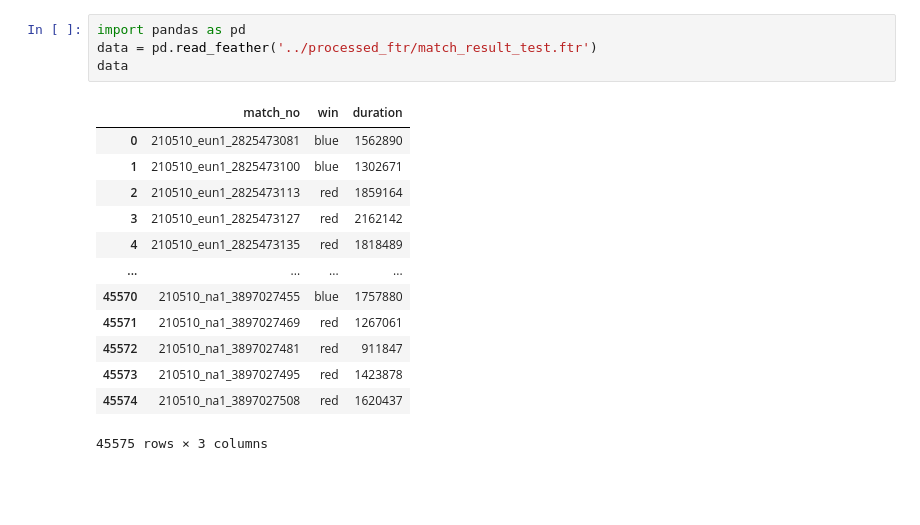
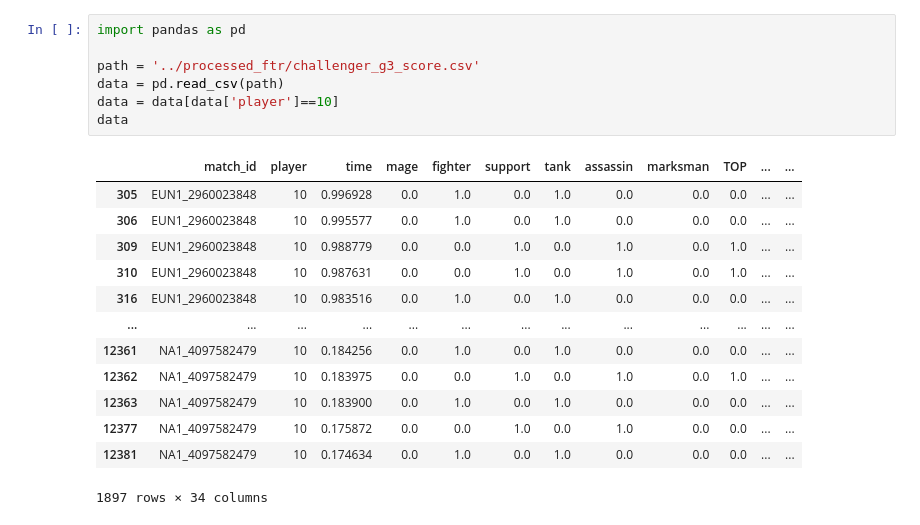
Before and after one commit to ThrypsisJ/Action2Score, a Jupyter notebook: Utilities/data_constructer.ipynb, the cells around one changed output. Saved outputs shown, nothing was run; the diff lists cells and outputs as text; blank space fills up the shorter version.

```diff
--- a/Utilities/data_constructer.ipynb
+++ b/Utilities/data_constructer.ipynb
@@ -1,18 +28,21 @@
 # %%
 import pandas as pd
-data = pd.read_feather('../processed_ftr/match_result_test.ftr')
+
+path = '../processed_ftr/challenger_g3_score.csv'
+data = pd.read_csv(path)
+data = data[data['player']==10]
 data
 # %% [output]
-|  | match_no | win | duration |
-| 0 | 210510_eun1_2825473081 | blue | 1562890 |
-| 1 | 210510_eun1_2825473100 | blue | 1302671 |
-| 2 | 210510_eun1_2825473113 | red | 1859164 |
-| 3 | 210510_eun1_2825473127 | red | 2162142 |
-| 4 | 210510_eun1_2825473135 | red | 1818489 |
-| ... | ... | ... | ... |
-| 45570 | 210510_na1_3897027455 | blue | 1757880 |
-| 45571 | 210510_na1_3897027469 | red | 1267061 |
-| 45572 | 210510_na1_3897027481 | red | 911847 |
-| 45573 | 210510_na1_3897027495 | red | 1423878 |
-| 45574 | 210510_na1_3897027508 | red | 1620437 |
+|  | match_id | player | time | mage | fighter | support | tank | assassin | marksman | TOP | ... | ... |
+| 305 | EUN1_2960023848 | 10 | 0.996928 | 0.0 | 1.0 | 0.0 | 1.0 | 0.0 | 0.0 | 0.0 | ... | ... |
+| 306 | EUN1_2960023848 | 10 | 0.995577 | 0.0 | 1.0 | 0.0 | 1.0 | 0.0 | 0.0 | 0.0 | ... | ... |
+| 309 | EUN1_2960023848 | 10 | 0.988779 | 0.0 | 0.0 | 1.0 | 0.0 | 1.0 | 0.0 | 1.0 | ... | ... |
+| 310 | EUN1_2960023848 | 10 | 0.987631 | 0.0 | 0.0 | 1.0 | 0.0 | 1.0 | 0.0 | 1.0 | ... | ... |
+| 316 | EUN1_2960023848 | 10 | 0.983516 | 0.0 | 1.0 | 0.0 | 1.0 | 0.0 | 0.0 | 0.0 | ... | ... |
+| ... | ... | ... | ... | ... | ... | ... | ... | ... | ... | ... | ... | ... |
+| 12361 | NA1_4097582479 | 10 | 0.184256 | 0.0 | 1.0 | 0.0 | 1.0 | 0.0 | 0.0 | 0.0 | ... | ... |
+| 12362 | NA1_4097582479 | 10 | 0.183975 | 0.0 | 0.0 | 1.0 | 0.0 | 1.0 | 0.0 | 1.0 | ... | ... |
+| 12363 | NA1_4097582479 | 10 | 0.183900 | 0.0 | 1.0 | 0.0 | 1.0 | 0.0 | 0.0 | 0.0 | ... | ... |
+| 12377 | NA1_4097582479 | 10 | 0.175872 | 0.0 | 0.0 | 1.0 | 0.0 | 1.0 | 0.0 | 0.0 | ... | ... |
+| 12381 | NA1_4097582479 | 10 | 0.174634 | 0.0 | 1.0 | 0.0 | 1.0 | 0.0 | 0.0 | 0.0 | ... | ... |
-45575 rows × 3 columns
+1897 rows × 34 columns
```
Also changed, not shown: parts of 1 cell of this notebook, 10 other files.
